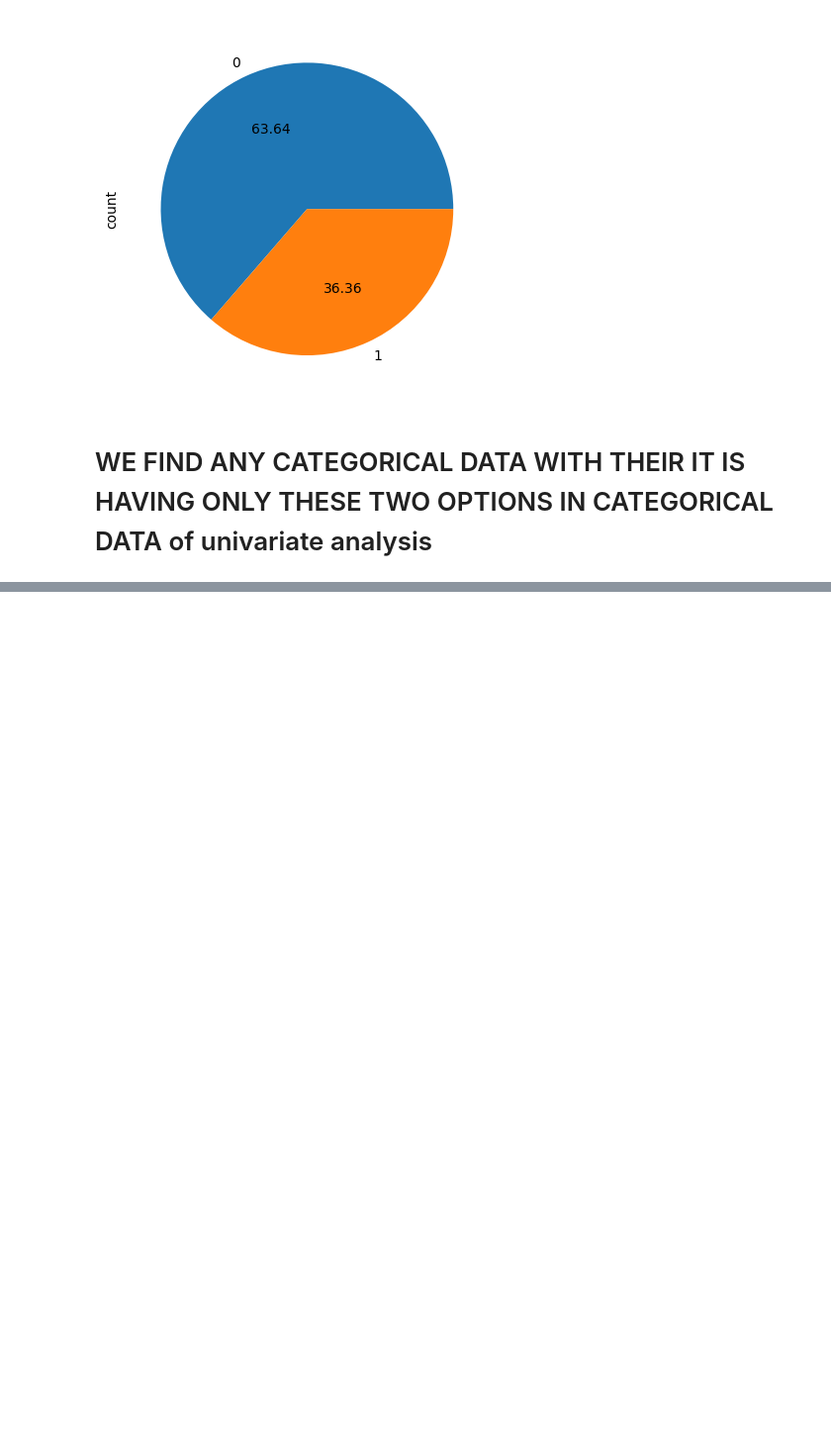
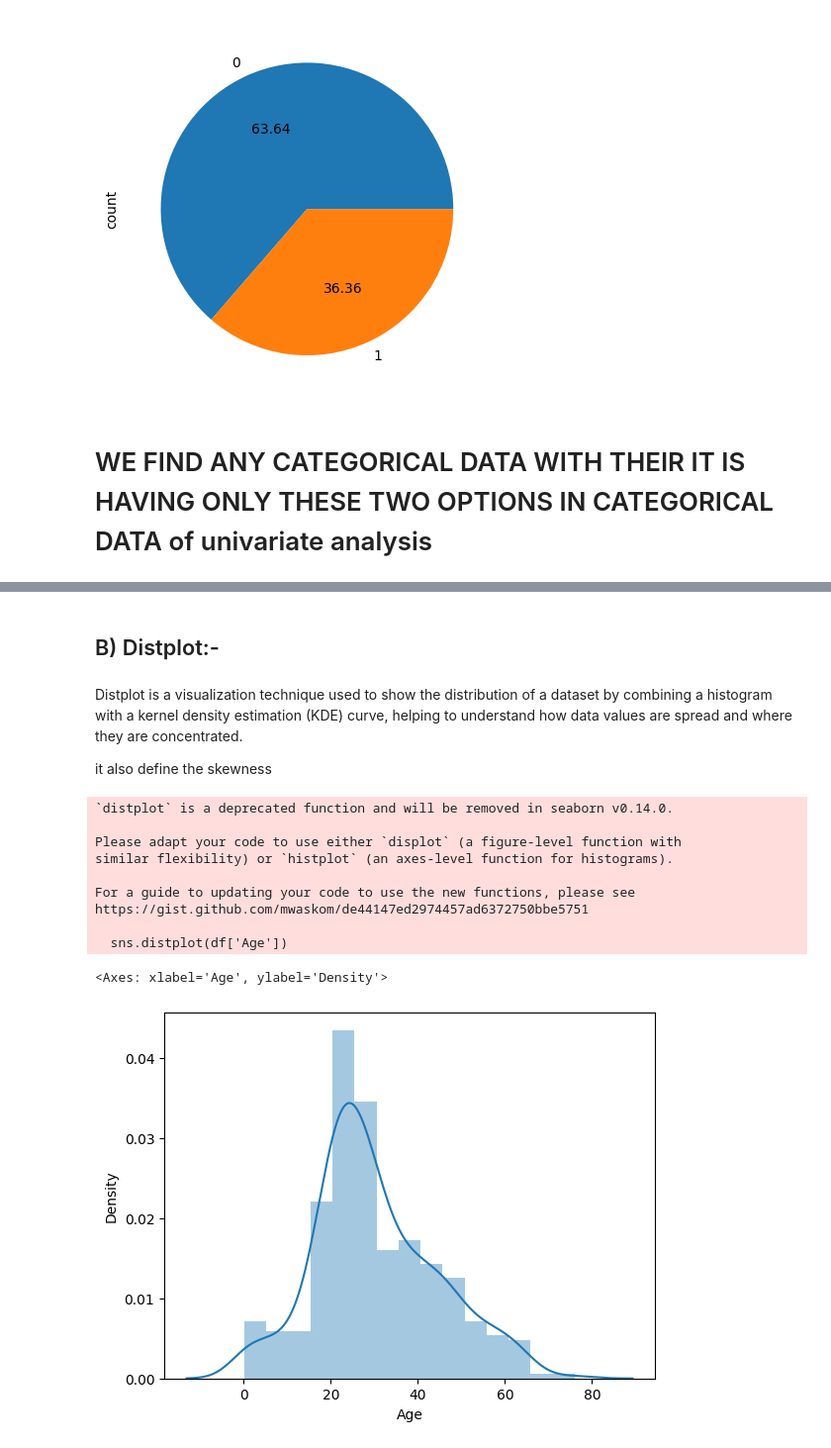
Before and after one commit to Nikita1876/100-Days-ML-Learning, a Jupyter notebook: eda-using-univariate-analysis.ipynb, the cells around one changed output, grey strips where cells are left out. Shown at 99% size. Saved outputs shown, nothing was run; the diff lists cells and outputs as text; code cells hidden in the pictures; blank space fills up the shorter version.

```diff
--- a/eda-using-univariate-analysis.ipynb
+++ b/eda-using-univariate-analysis.ipynb
@@ -82,0 +114,20 @@ df['Survived'].value_counts().plot(kind='pie',autopct='%.2f')
+# %% [markdown]
+## B) Distplot:-
+# %% [markdown]
+ Distplot is a visualization technique used to show the distribution of a dataset by combining a histogram with a kernel density estimation (KDE) curve, helping to understand how data values are spread and where they are concentrated.
+
+it also define the skewness
+# %%
+sns.distplot(df['Age'])
+# %% [output]
+`distplot` is a deprecated function and will be removed in seaborn v0.14.0.
+
+Please adapt your code to use either `displot` (a figure-level function with
+similar flexibility) or `histplot` (an axes-level function for histograms).
+
+For a guide to updating your code to use the new functions, please see
+https://gist.github.com/mwaskom/de44147ed2974457ad6372750bbe5751
+
+  sns.distplot(df['Age'])
+<Axes: xlabel='Age', ylabel='Density'>
+[figure, added]
```
Also changed, not shown: parts of 9 cells of this notebook.
